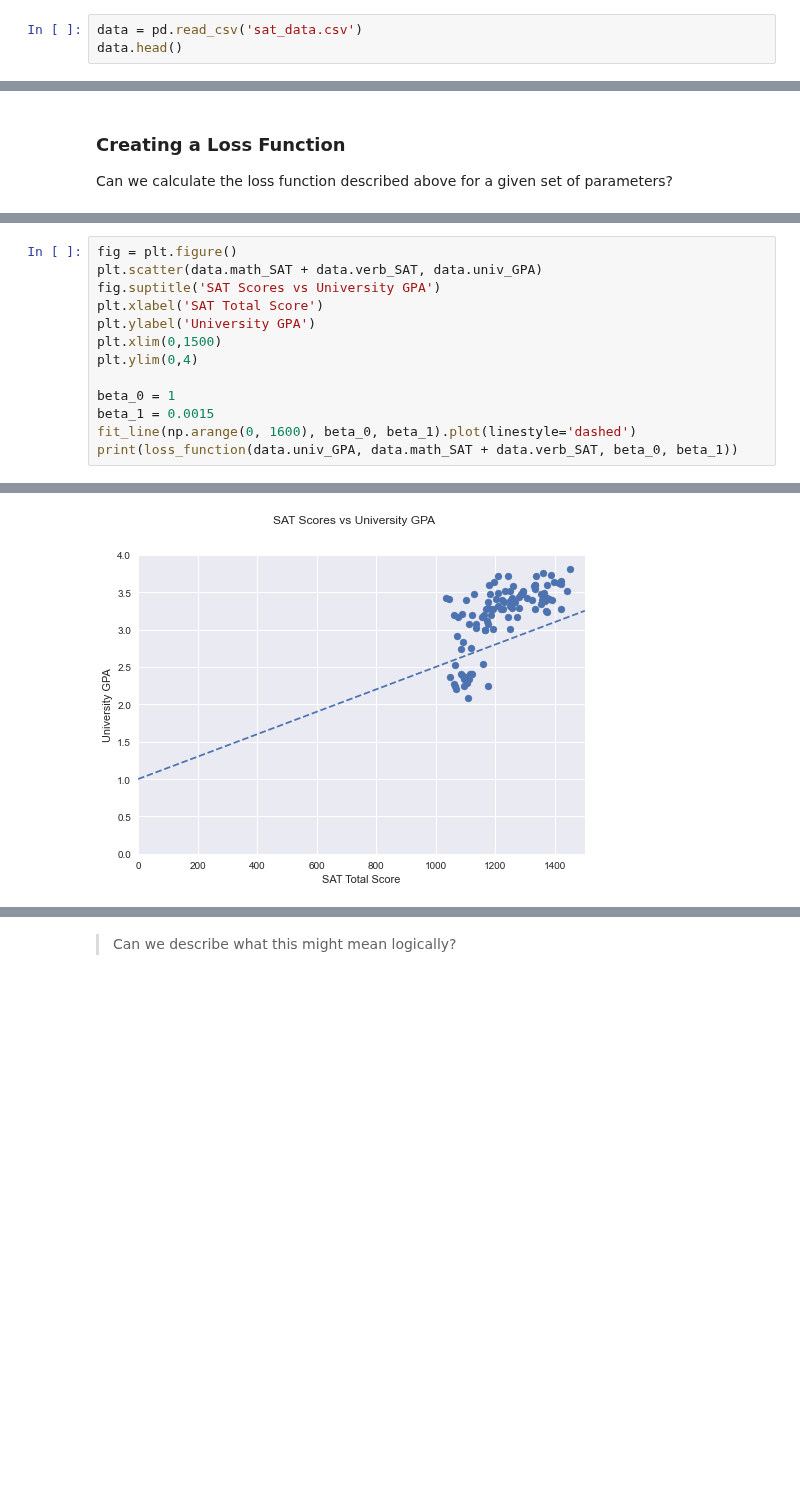
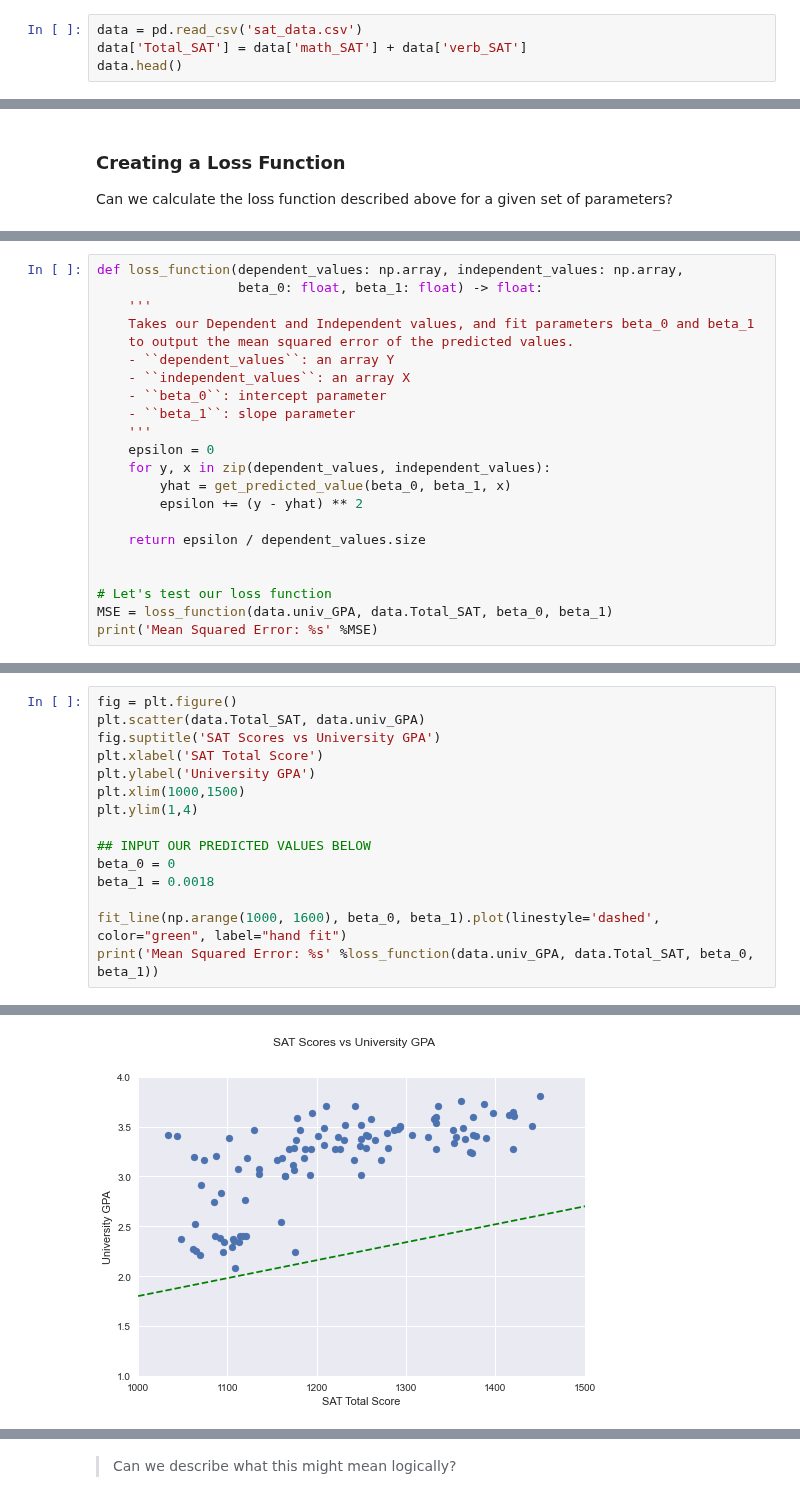
Before and after one commit to Per48edjes/Misc-DA-Prob-Stat, a Jupyter notebook: Lesson_4/Python_4/intro_to_regression.ipynb, the cells around one changed output, grey strips where cells are left out. Drawn from its saved outputs; the diff is of its cells as text; blank space fills up the shorter version.

```diff
--- a/Lesson_4/Python_4/intro_to_regression.ipynb
+++ b/Lesson_4/Python_4/intro_to_regression.ipynb
@@ -36,5 +37,6 @@ Let's pretend we're admissions counselors and we'd like to admit college student
 Our Hypothesis is that students with higher SAT scores will perform better in college and have higher GPAs. Let's test this by graphing it!
 # %%
 data = pd.read_csv('sat_data.csv')
+data['Total_SAT'] = data['math_SAT'] + data['verb_SAT']
 data.head()
 # %% [output]
@@ -128,0 +156,22 @@ def fit_line(xaxis: np.array, beta_0: float, beta_1: float) -> pd.Series:
+# %%
+def loss_function(dependent_values: np.array, independent_values: np.array,
+                  beta_0: float, beta_1: float) -> float:
+    '''
+    Takes our Dependent and Independent values, and fit parameters beta_0 and beta_1
+    to output the mean squared error of the predicted values.
+    - ``dependent_values``: an array Y
+    - ``independent_values``: an array X
+    - ``beta_0``: intercept parameter
+    - ``beta_1``: slope parameter
+    '''
+    epsilon = 0
+    for y, x in zip(dependent_values, independent_values):
+        yhat = get_predicted_value(beta_0, beta_1, x)
+        epsilon += (y - yhat) ** 2
+
+    return epsilon / dependent_values.size
+
+
+# Let's test our loss function
+MSE = loss_function(data.univ_GPA, data.Total_SAT, beta_0, beta_1)
+print('Mean Squared Error: %s' %MSE)
@@ -129,14 +182,16 @@ def fit_line(xaxis: np.array, beta_0: float, beta_1: float) -> pd.Series:
 # %%
 fig = plt.figure()
-plt.scatter(data.math_SAT + data.verb_SAT, data.univ_GPA)
+plt.scatter(data.Total_SAT, data.univ_GPA)
 fig.suptitle('SAT Scores vs University GPA')
 plt.xlabel('SAT Total Score')
 plt.ylabel('University GPA')
-plt.xlim(0,1500)
-plt.ylim(0,4)
+plt.xlim(1000,1500)
+plt.ylim(1,4)
 
-beta_0 = 1
-beta_1 = 0.0015
-fit_line(np.arange(0, 1600), beta_0, beta_1).plot(linestyle='dashed')
-print(loss_function(data.univ_GPA, data.math_SAT + data.verb_SAT, beta_0, beta_1))
+## INPUT OUR PREDICTED VALUES BELOW
+beta_0 = 0
+beta_1 = 0.0018
+
+fit_line(np.arange(1000, 1600), beta_0, beta_1).plot(linestyle='dashed', color="green", label="hand fit")
+print('Mean Squared Error: %s' %loss_function(data.univ_GPA, data.Total_SAT, beta_0, beta_1))
 # %% [output]
@@ -144 +199 @@ print(loss_function(data.univ_GPA, data.math_SAT + data.verb_SAT, beta_0, beta_1
-[figure, old version]
+[figure, new version]
```
Also changed, not shown: parts of 33 cells of this notebook.
